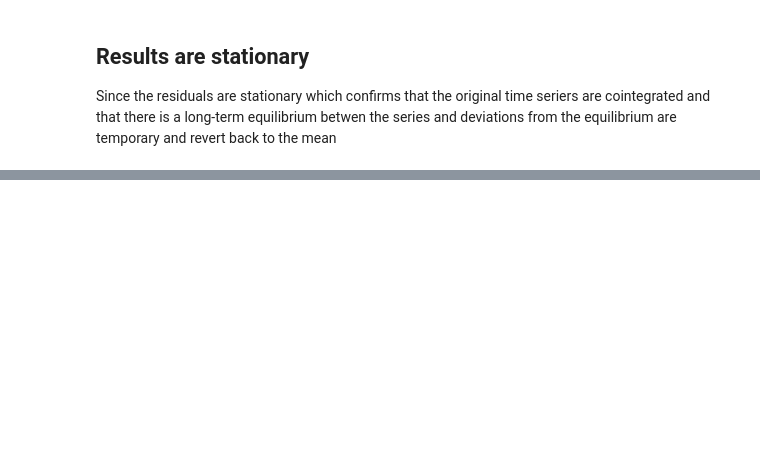
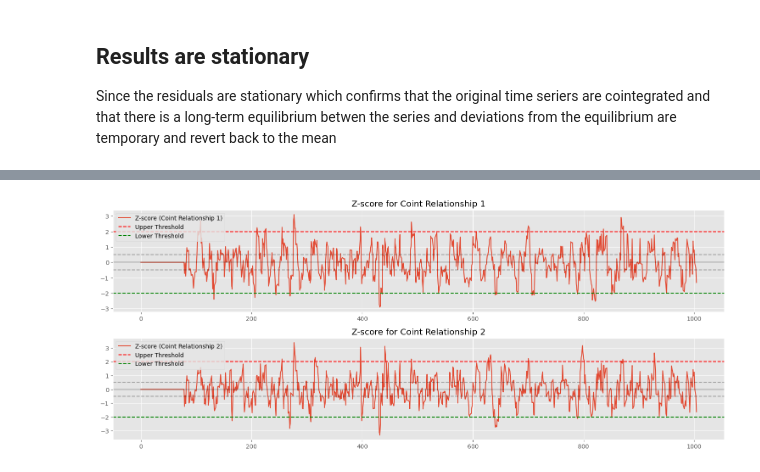
Before and after one commit to GTSF-Quantitative-Sector/sarima_forecast, a Jupyter notebook: VECM/VECM.ipynb, the cells around one changed output, grey strips where cells are left out. Cells and saved outputs as stored; diff of their text form; code cells hidden in the pictures; blank space fills up the shorter version.

```diff
--- a/VECM/VECM.ipynb
+++ b/VECM/VECM.ipynb
@@ -393,0 +453,30 @@ These residuals using their means, standard deviations we can develop a mean rev
+# %%
+entry_threshold = 2
+exit_threshold = 0.5
+
+plt.figure(figsize=(15, 15))
+plt.subplot(5, 1, 1)
+plt.plot(spreads_df.index, spreads_df['z_score1'], label='Z-score (Coint Relationship 1)')
+plt.axhline(y=entry_threshold, color='r', linestyle='--', label='Upper Threshold')
+plt.axhline(y=-entry_threshold, color='g', linestyle='--', label='Lower Threshold')
+plt.axhline(y=0, color='k', linestyle='-', alpha=0.3)
+plt.axhline(y=exit_threshold, color='k', linestyle='--', alpha=0.3)
+plt.axhline(y=-exit_threshold, color='k', linestyle='--', alpha=0.3)
+plt.title(f'Z-score for Coint Relationship 1')
+plt.legend()
+
+plt.subplot(5, 1, 2)
+plt.plot(spreads_df.index, spreads_df['z_score2'], label='Z-score (Coint Relationship 2)')
+plt.axhline(y=entry_threshold, color='r', linestyle='--', label='Upper Threshold')
+plt.axhline(y=-entry_threshold, color='g', linestyle='--', label='Lower Threshold')
+plt.axhline(y=0, color='k', linestyle='-', alpha=0.3)
+plt.axhline(y=exit_threshold, color='k', linestyle='--', alpha=0.3)
+plt.axhline(y=-exit_threshold, color='k', linestyle='--', alpha=0.3)
+plt.title(f'Z-score for Coint Relationship 2')
+plt.legend()
+
+
+plt.tight_layout()
+plt.show()
+# %% [output]
+[figure, added]
```
Also changed, not shown: parts of 12 cells of this notebook.
